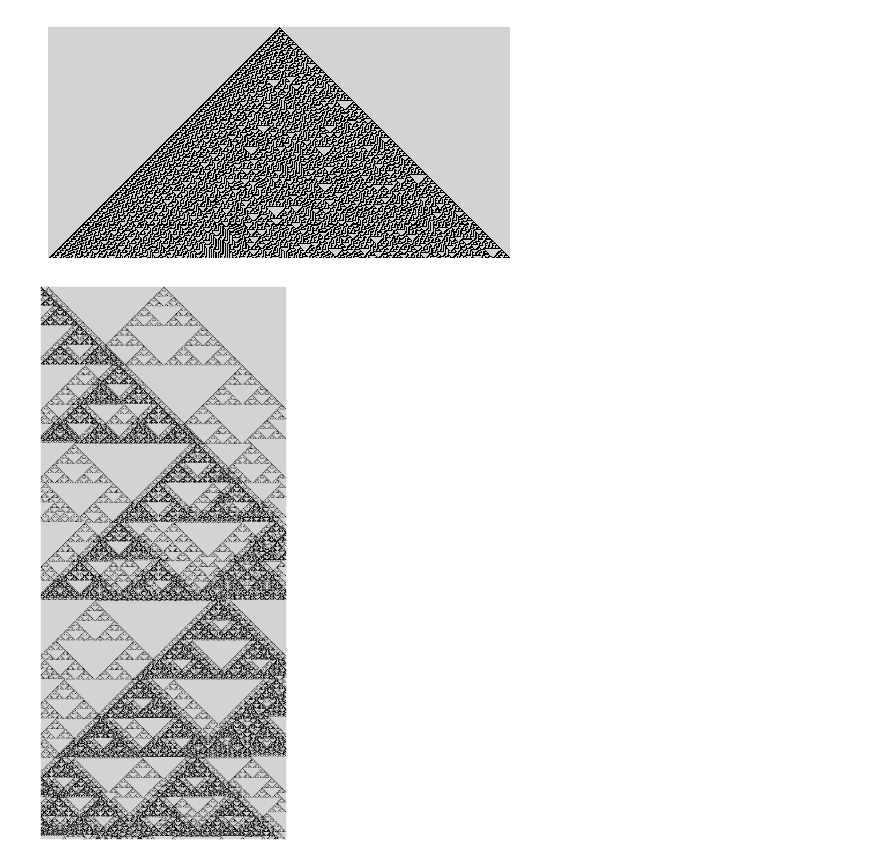
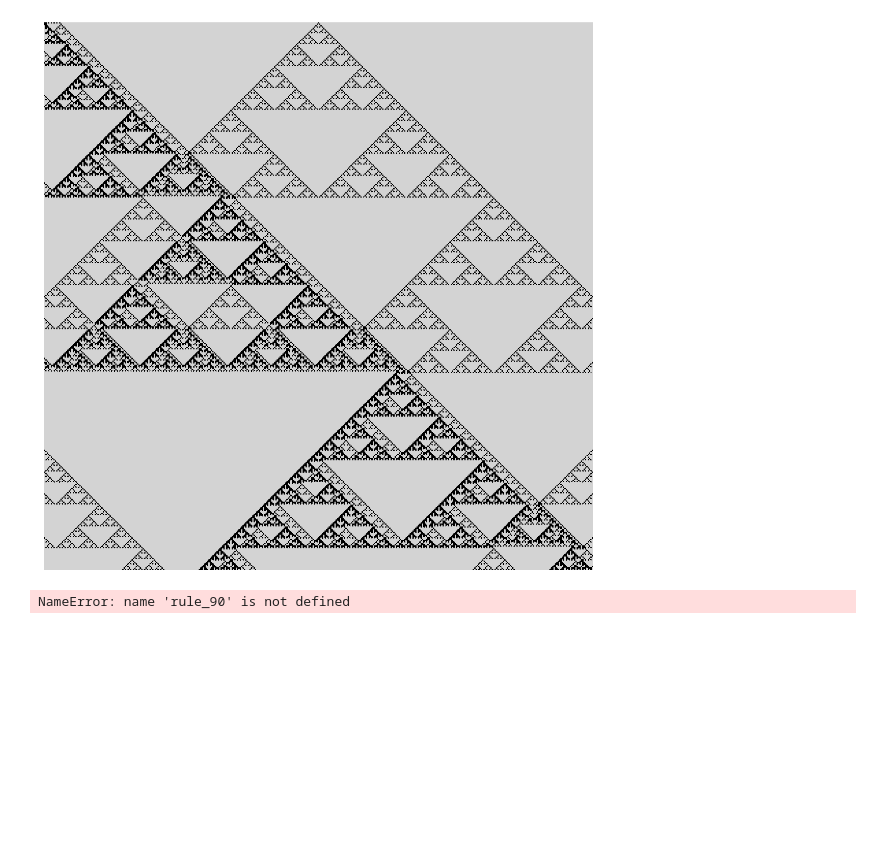
Before and after one commit to orome/turing-py, a Jupyter notebook: wolfram.ipynb, the cells around one changed output. Drawn from its saved outputs; the diff is of its cells as text; code cells hidden in the pictures; blank space fills up the shorter version.

```diff
--- a/wolfram.ipynb
+++ b/wolfram.ipynb
@@ -109,13 +230,18 @@ interactive(children=(IntSlider(value=0, description='s', max=399), Output()), _
 # %%
-grid = generate_automaton(400, 200, rule_110)
-plot_automaton_grid(grid, outline=True, image_width=6)
+# grid = generate_automaton(400, 200, rule_110)
+# plot_automaton_grid(grid, outline=True, image_width=6)
+# grid.shape[0] // 2
-# %% [output]
-[figure, removed]
+# %%
+grid = generate_automaton(rule_functions['Rule 90'], initial_conditions=([300, 301, 303, 305, 307, 309, 311, 500]))
+#get_grid_subset(grid, start_step=0, width=20, steps=2)
+plot_automaton_grid(get_grid_subset(grid, start_step=0, width=400, steps=400), outline=True)
+# %% [output]
+[figure, added]
 # %%
-grid = generate_automaton(400, 900, rule_90, initial_conditions=[0, 1, 3, 5, 7, 9, 11, 200])
-plot_automaton_grid(grid, outline=True)
+# grid = generate_automaton(400, 900, rule_90, initial_conditions=[0, 1, 3, 5, 7, 9, 11, 200])
+# plot_automaton_grid(grid, outline=True)
 # %% [output]
-[figure, removed]
+NameError: name 'rule_90' is not defined
 # %%
 @interact(s=(0,len(grid)-1,1))
 def foop(s=0):
```
Also changed, not shown: parts of 9 cells of this notebook.
